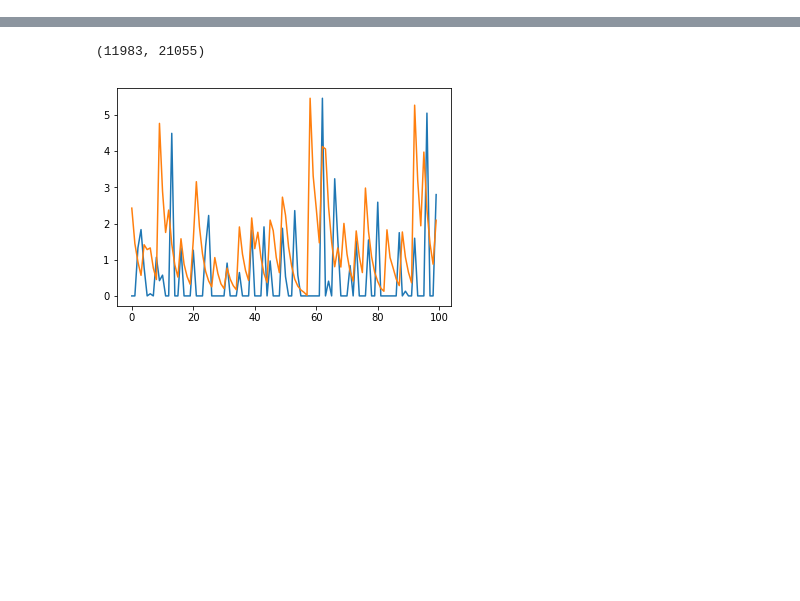
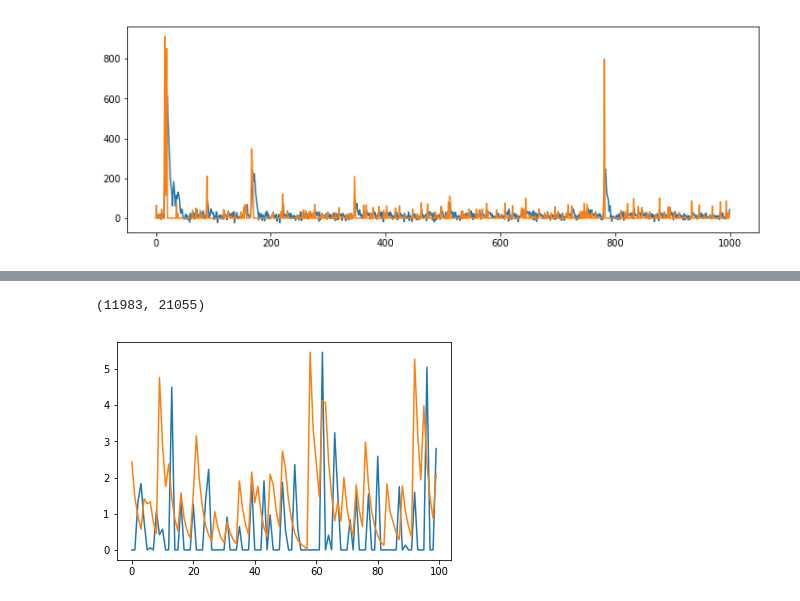
Before and after one commit to JaneliaMLCourse/JaneliaMLCourse, a Jupyter notebook: lecture_6/lecture6_tutorial.ipynb, the cells around one changed output, grey strips where cells are left out. Saved outputs shown, nothing was run; the diff lists cells and outputs as text; code cells hidden in the pictures; blank space fills up the shorter version.

Commit message:
updating tutorial with data

```diff
--- a/lecture_6/lecture6_tutorial.ipynb
+++ b/lecture_6/lecture6_tutorial.ipynb
@@ -18,11 +27,16 @@ warnings.simplefilter('ignore')
 # DATA preprocessing
 # we need to clean up the pupil data
 # we need to baseline and deconvolve the calcium fluorescence data
+dat = np.load('data/Fneur_beh.npy')
+dat = dat.item() # <- dat is a dict so we have to do this
 # %%
 # clean up pupil data: find outliers and replace them by interpolation
 # %%
 from scipy.ndimage import filters
 
+F = dat['F']
+
+ops = {}
 # baseline fluorescence traces recorded with 2p calcium imaging
 ops['sig_baseline'] = 1  # adjust this to get desired result
 ops['win_baseline'] = 20 # adjust this to get desired result
@@ -50,9 +66,18 @@ plt.show()
 # %%
 # once we're happy with the parameters, run the baselined data through deconvolution
-from suitep import dcnv
+from suite2p import dcnv
 
 ops['tau'] = 2. # timescale of gcamp sensor
+ops['baseline'] = 'none' # we're baselining the data ourselves
 F0 = F - Flow
-sp = dcnv.oasis(F - Flow, ops) # deconvolve the baselined traces using OASIS
+sp = dcnv.oasis(F0, ops) # deconvolve the baselined traces using OASIS
+# %%
+iN = 1
+plt.figure(figsize=(12,4))
+plt.plot(F0[iN,timerange]/5)
+plt.plot(sp[iN,timerange])
+plt.show()
+# %% [output]
+[figure, added]
 # %%
 # reconstruct the fluorescence from the deconvolved using the exponential convolution filter
```
Also changed, not shown: parts of 18 cells of this notebook.
